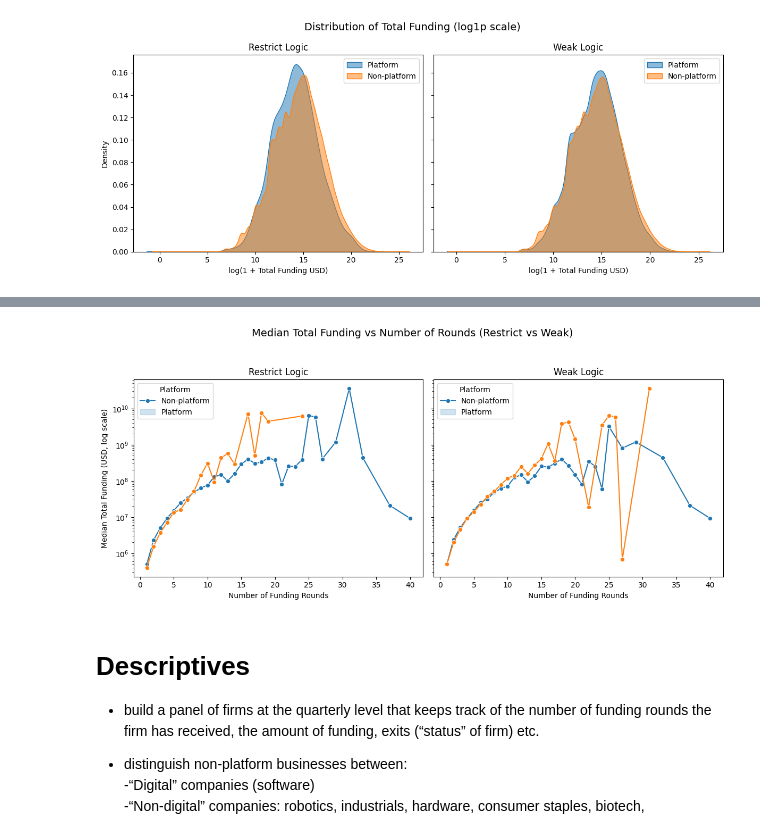
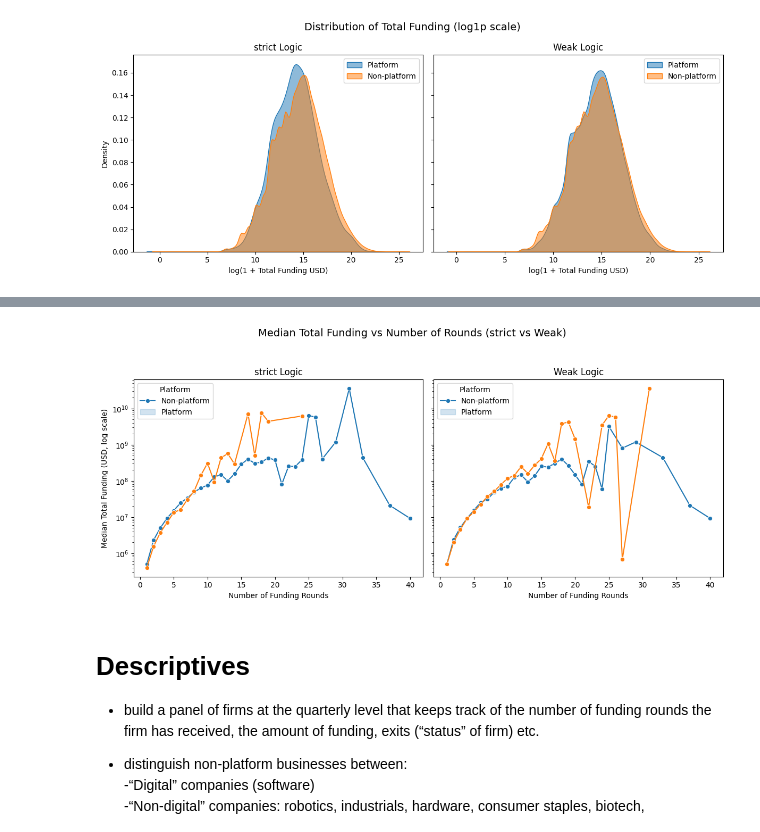
Before and after one commit to xiaohai12/RA-crunchbase-analysis, a Jupyter notebook: crunchbase_analysis.ipynb, the cells around one changed output, grey strips where cells are left out. Saved outputs shown, nothing was run; the diff lists cells and outputs as text; code cells hidden in the pictures.

```diff
--- a/crunchbase_analysis.ipynb
+++ b/crunchbase_analysis.ipynb
@@ -147,15 +186,15 @@ def check_platform_weak(row):
         return 0
 # %%
 def check_digital_nonplatform(row):
-    if not row['is_platform_restrict']:
+    if not row['is_platform_strict']:
         if row['num_keyword_digital_nonplatform'] >= row['num_keyword_nonditigal_nonplatform']:
             return 1
         else:
             return 0
     else:
-        return None
+        return -1
 # %%
-df_org_fund['is_platform_restrict'] = df_org_fund.apply(lambda row: check_platform_restrict(row), axis=1)
+df_org_fund['is_platform_strict'] = df_org_fund.apply(lambda row: check_platform_strict(row), axis=1)
 df_org_fund['is_platform_weak'] = df_org_fund.apply(lambda row: check_platform_weak(row), axis=1)
 # %%
 df_org_fund['is_digital_nonplatform'] = df_org_fund.apply(lambda row: check_digital_nonplatform(row), axis=1)
@@ -171,5 +230,6 @@ df_org_fund.head()
 # %%
 df_org_grouped = df_org_fund.groupby('uuid', as_index=False).first()
+df_org_grouped['first_round_on'] = df_org_grouped['FR_announced_on']
 df_org_grouped.drop(columns=['FR_uuid', 'FR_org_uuid', 'FR_name', 'FR_investment_type', 'FR_announced_on', 'FR_raised_amount_usd'], inplace=True)
 # %%
 df_org_grouped['description']
@@ -238,5 +301,2 @@ df_company
 # %%
 # df_company.to_csv('crunchbase_orgs_platform_classification.csv', index=False)
-# %%
-df_org_grouped = df_org_fund.groupby('uuid', as_index=False).first()
-df_org_grouped.drop(columns=['FR_uuid', 'FR_org_uuid', 'FR_name', 'FR_investment_type', 'FR_announced_on', 'FR_raised_amount_usd'], inplace=True)
@@ -393,55 +441,55 @@ plt.show()
 # %%
 fig, axes = plt.subplots(1, 2, figsize=(12, 5), sharey=True)
 
-# Restrict
-avg_funding_restrict = (
+# strict
+avg_funding_strict = (
     df_org_grouped
-    .groupby(['num_funding_rounds', 'is_platform_restrict'])['total_funding_usd']
+    .groupby(['num_funding_rounds', 'is_platform_strict'])['total_funding_usd']
     .median()
     .reset_index()
 )
 
 sns.lineplot(
-    data=avg_funding_restrict,
+    data=avg_funding_strict,
     x='num_funding_rounds',
     y='total_funding_usd',
-    hue='is_platform_restrict',
+    hue='is_platform_strict',
     marker='o',
     ax=axes[0]
 )
 axes[0].set_yscale('log')
-axes[0].set_title('Restrict Logic')
+axes[0].set_title('strict Logic')
 axes[0].set_xlabel('Number of Funding Rounds')
 axes[0].set_ylabel('Median Total Funding (USD, log scale)')
 axes[0].legend(title='Platform', labels=['Non-platform', 'Platform'])
 
 # Weak
 avg_funding_weak = (
     df_org_grouped
     .groupby(['num_funding_rounds', 'is_platform_weak'])['total_funding_usd']
     .median()
     .reset_index()
 )
 
 sns.lineplot(
     data=avg_funding_weak,
     x='num_funding_rounds',
     y='total_funding_usd',
     hue='is_platform_weak',
     marker='o',
     ax=axes[1]
 )
 axes[1].set_yscale('log')
 axes[1].set_title('Weak Logic')
 axes[1].set_xlabel('Number of Funding Rounds')
 axes[1].set_ylabel('')
 axes[1].legend(title='Platform', labels=['Non-platform', 'Platform'])
 
-plt.suptitle('Median Total Funding vs Number of Rounds (Restrict vs Weak)', fontsize=14, y=1.05)
+plt.suptitle('Median Total Funding vs Number of Rounds (strict vs Weak)', fontsize=14, y=1.05)
 plt.tight_layout()
 plt.show()
 # %% [output]
-[figure, old version]
+[figure, new version]
 # %% [markdown]
 # Descriptives
 - build a panel of firms at the quarterly level that keeps track of the number of funding rounds the firm has received, the amount of funding, exits (“status” of firm) etc.
```
Also changed, not shown: parts of 60 cells of this notebook, 2 other files.
